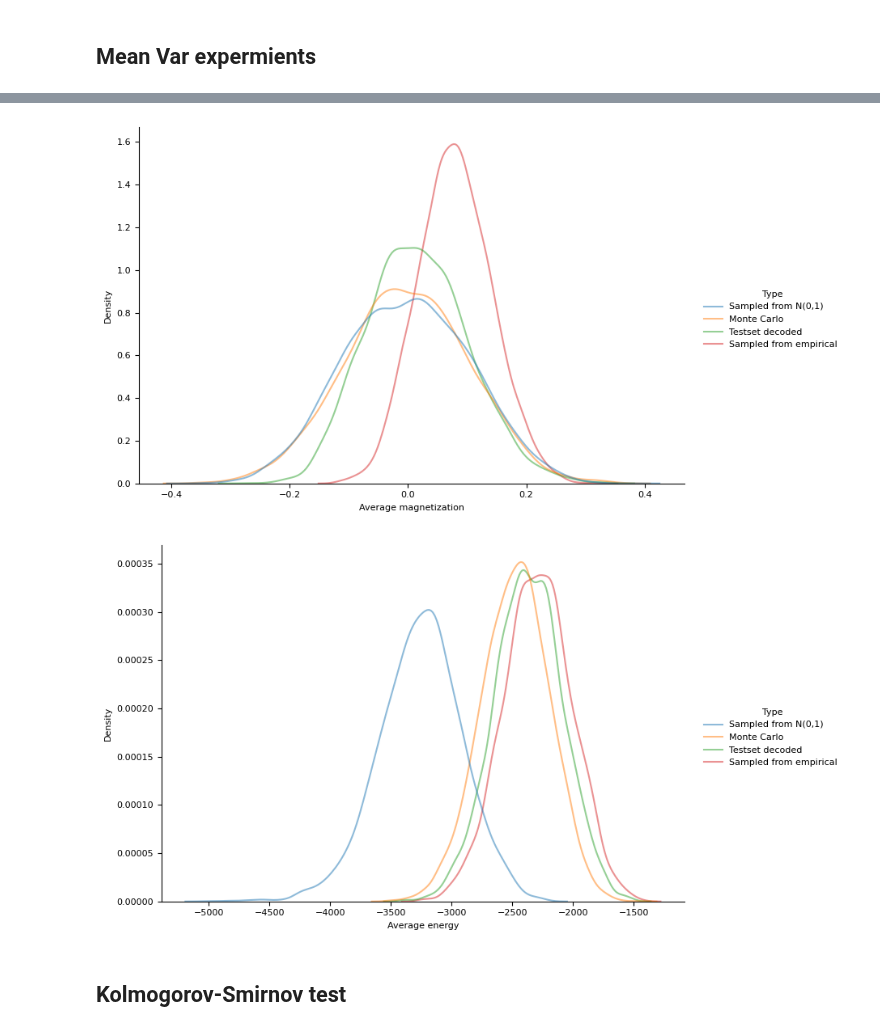
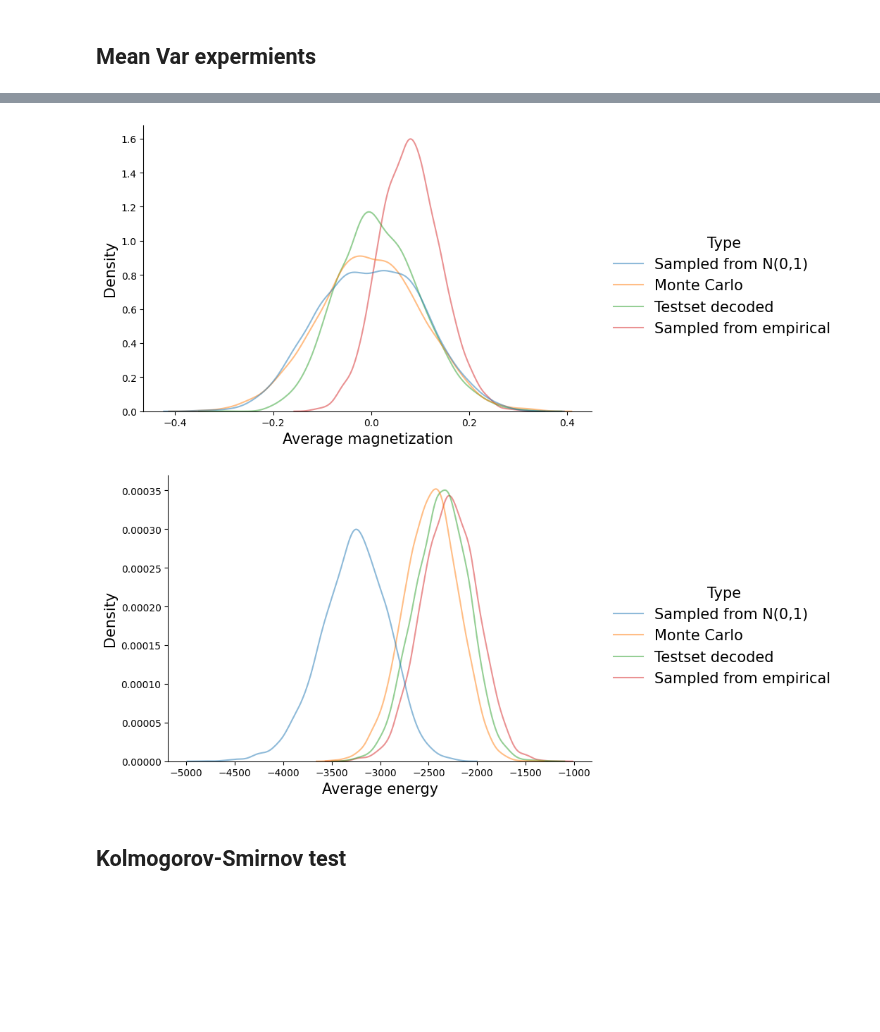
Before and after one commit to pSzyc/Ising, a Jupyter notebook: Model/VAE/VAE_sample.ipynb, the cells around one changed output, grey strips where cells are left out. Drawn from its saved outputs; the diff is of its cells as text; code cells hidden in the pictures; blank space fills up the shorter version.

Commit message:
vae plots update

```diff
--- a/Model/VAE/VAE_sample.ipynb
+++ b/Model/VAE/VAE_sample.ipynb
@@ -137,17 +143,19 @@ df_monte_carlo['Type'] = 'Monte Carlo'
 df_test['Type'] = 'Testset decoded'
 df_sampled_std['Type'] = 'Sampled from empirical '
 df = pd.concat([df_sampled, df_monte_carlo, df_test, df_sampled_std])
+# %%
+figsize = style.get_figsize("fig")
 # %%
-g = sns.displot(data=df, x='Magnetization', kind='kde', hue = 'Type', alpha=0.5, height=5, aspect=1.5)  # 10 inches wide
+g = sns.displot(data=df, x='Magnetization', kind='kde', hue = 'Type', alpha=0.5, height=figsize[1], aspect=figsize[0]/figsize[1])  # 10 inches wide
 plt.xlabel('Average magnetization')
 plt.savefig(f"Results/{folder}/plots/methods_magnetization.svg")
 
-g = sns.displot(data=df, x='Energy', kind='kde', hue = 'Type', alpha=0.5, height=5, aspect=1.5)  # 20 inches wide
+g = sns.displot(data=df, x='Energy', kind='kde', hue = 'Type', alpha=0.5, height=figsize[1], aspect=figsize[0]/figsize[1])  # 20 inches wide
 plt.xlabel('Average energy')
 plt.savefig(f"Results/{folder}/plots/methods_energy.svg")
 # %% [output]
-[figure, old version]
+[figure, new version]
-[figure, old version]
+[figure, new version]
 # %% [markdown]
 ## Kolmogorov-Smirnov test
 # %%
```
Also changed, not shown: parts of 5 cells of this notebook, 12 other files.
